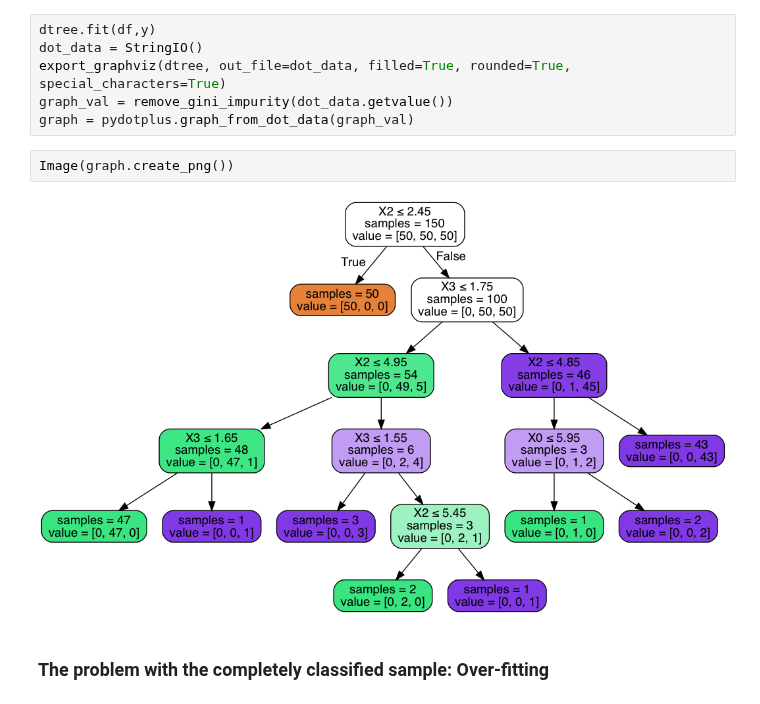
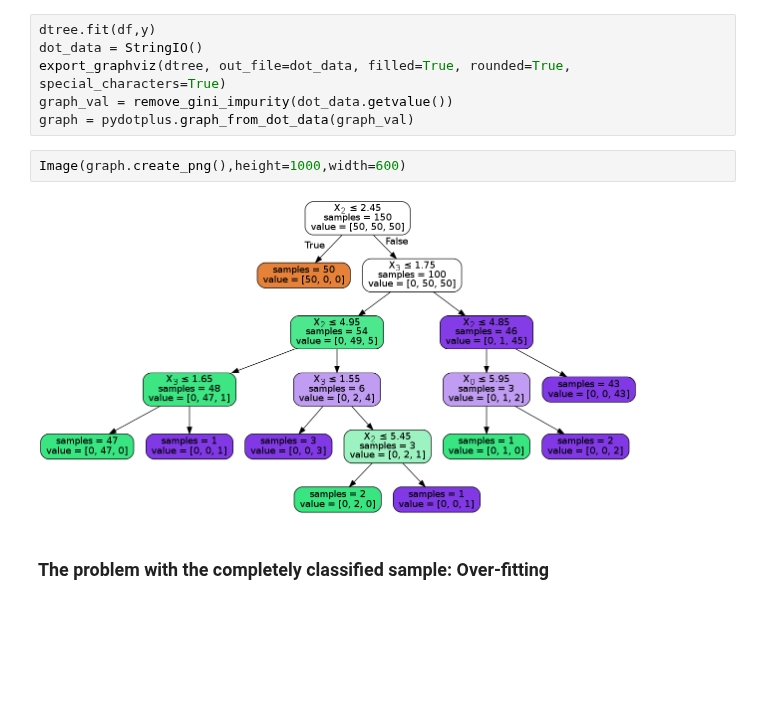
Before and after one commit to ucsd-edx/edX-Micro-Master-in-Data-Science, a Jupyter notebook: big-data-analytics-using-spark/notebooks/Section4-Classification/Visualization/Decision_Tree_Visualize.ipynb, the cells around one changed output. Cells and saved outputs as stored; diff of their text form; blank space fills up the shorter version.

```diff
--- a/big-data-analytics-using-spark/notebooks/Section4-Classification/Visualization/Decision_Tree_Visualize.ipynb
+++ b/big-data-analytics-using-spark/notebooks/Section4-Classification/Visualization/Decision_Tree_Visualize.ipynb
@@ -117,9 +117,9 @@ export_graphviz(dtree, out_file=dot_data, filled=True, rounded=True, special_cha
 graph_val = remove_gini_impurity(dot_data.getvalue())
 graph = pydotplus.graph_from_dot_data(graph_val)
 # %%
-Image(graph.create_png())
+Image(graph.create_png(),height=1000,width=600)
 # %% [output]
-[figure, old version]
+[figure, new version]
 # %% [markdown]
 ### The problem with the completely classified sample: Over-fitting
 # %%
```
Also changed, not shown: parts of 6 cells of this notebook.
